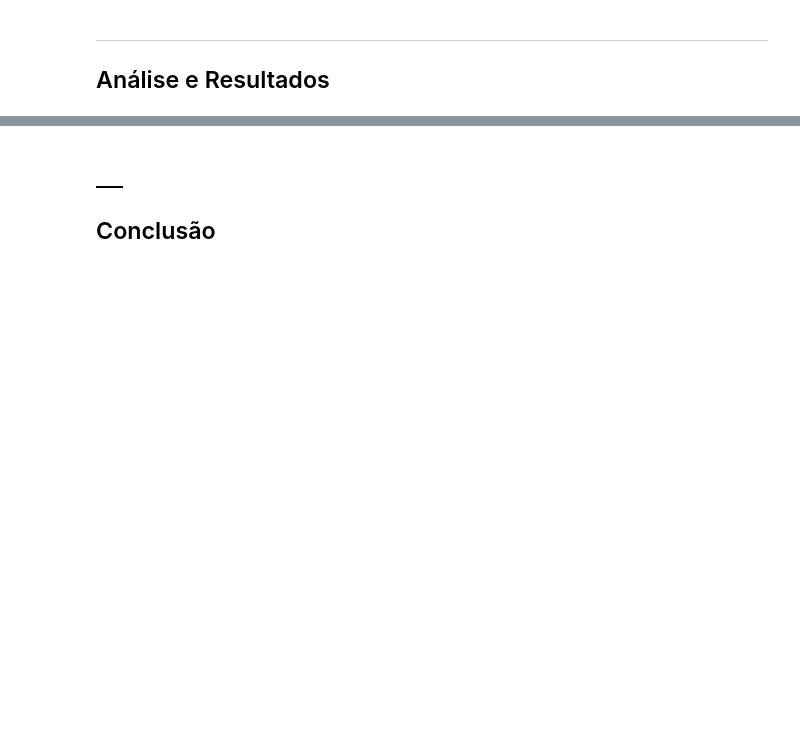
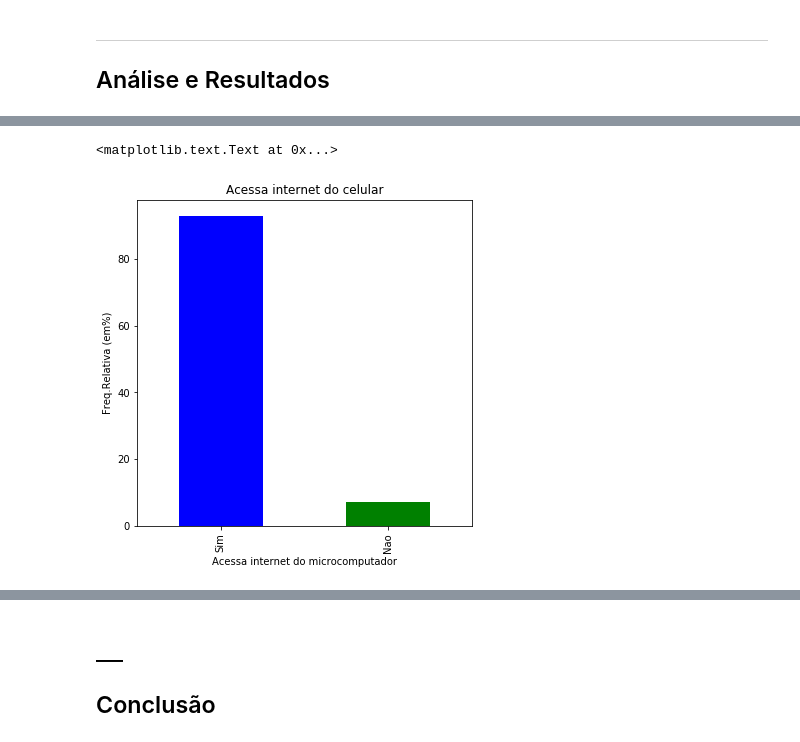
Before and after one commit to lucaslealvale/Ciencia_dos_dados_lucas_leal, a Jupyter notebook: Projeto1/Projeto1 Layout.ipynb, the cells around one changed output, grey strips where cells are left out. Drawn from its saved outputs; the diff is of its cells as text; code cells hidden in the pictures; blank space fills up the shorter version.

```diff
--- a/Projeto1/Projeto1 Layout.ipynb
+++ b/Projeto1/Projeto1 Layout.ipynb
@@ -86,0 +164,7 @@ df.to_csv('variaveis1.csv')
+# %%
+plot = ut2.plot(kind='bar',title='Acessa internet do celular',figsize=(6, 6),color=('b','g'))
+plt.ylabel('Freq.Relativa (em%)')
+plt.xlabel('Acessa internet do microcomputador')
+# %% [output]
+<matplotlib.text.Text at 0x...>
+[figure, added]
```
Also changed, not shown: parts of 14 cells of this notebook.
